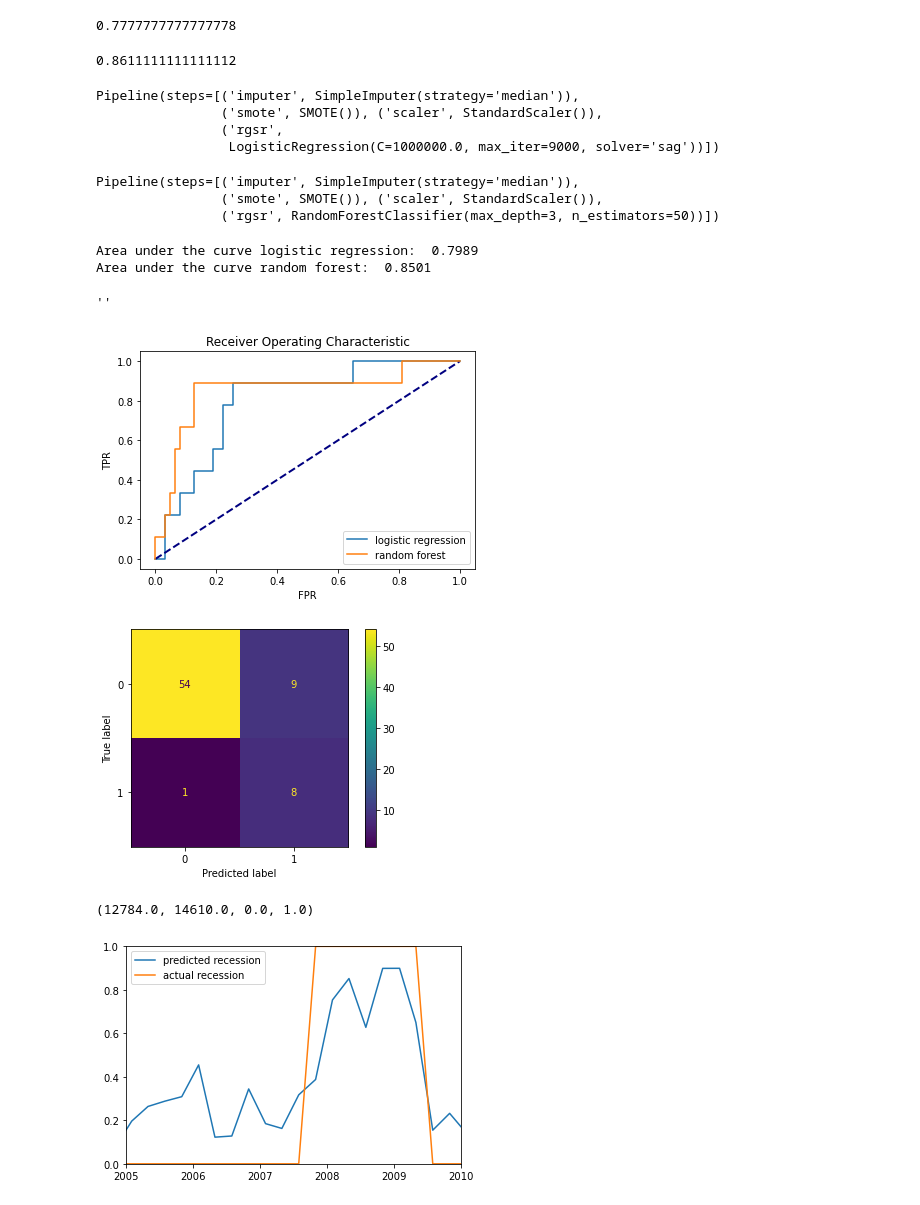
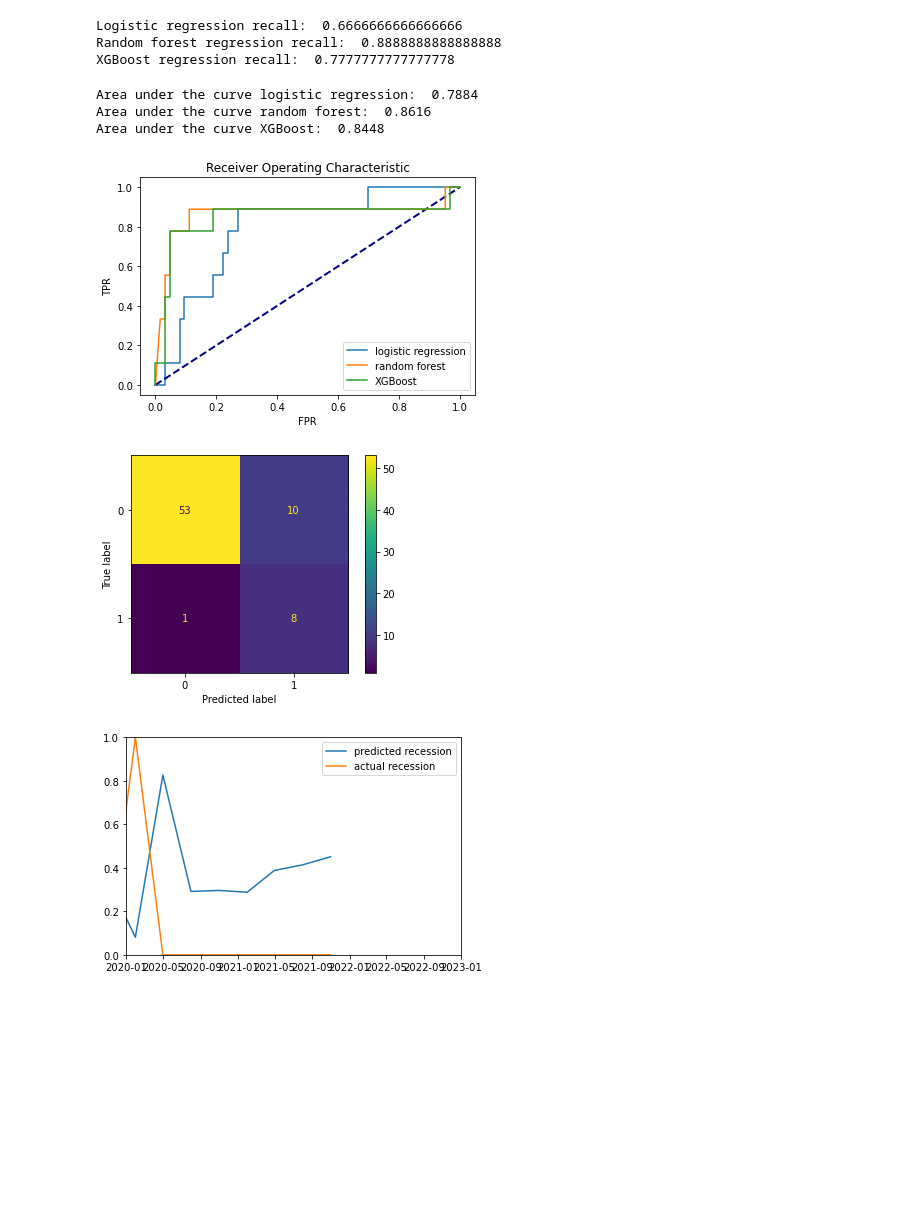
Before and after one commit to DanlBradley/RecessionPredictor, a Jupyter notebook: model_tuning.ipynb, the cells around one changed output. Saved outputs shown, nothing was run; the diff lists cells and outputs as text; code cells hidden in the pictures; blank space fills up the shorter version.

Commit message:
added XGBoost

```diff
--- a/model_tuning.ipynb
+++ b/model_tuning.ipynb
@@ -101,38 +59,31 @@ lr_grid = [{'rgsr__C': [1e4,1e6], 'rgsr__solver': ['newton-cg', "lbfgs", 'liblin
 lr_grid_search = GridSearchCV(estimator = lr_pipe, param_grid = lr_grid,cv = 5, scoring = 'recall')
 
 #Random forest classifier model
-steps = [('imputer', SimpleImputer(strategy = 'median')), ('smote', SMOTE()),('scaler', StandardScaler()), ('rgsr', RandomForestClassifier())]
+steps = [('imputer', SimpleImputer(strategy = 'median')), ('smote', SMOTE()), ('scaler', StandardScaler()), ('rgsr', RandomForestClassifier())]
 rf_pipe = smpipe(steps = steps)
-rf_grid = [{'rgsr__n_estimators': [10,50,100], 'rgsr__max_depth': range(3,30,3)}]
+rf_grid = [{'rgsr__n_estimators': [50,60,70,80], 'rgsr__max_depth': [2,3,4,5], 'rgsr__min_samples_leaf': [1,2,3,4]}]
 rf_grid_search = GridSearchCV(estimator = rf_pipe, param_grid = rf_grid, cv = 5, scoring = 'recall')
 
+#Random forest classifier model
+steps = [('imputer', SimpleImputer(strategy = 'median')), ('smote', SMOTE()),('scaler', StandardScaler()), ('rgsr', GradientBoostingClassifier())]
+xg_pipe = smpipe(steps = steps)
+xg_grid = [{'rgsr__n_estimators': [50,100,200,400]}]
+xg_grid_search = GridSearchCV(estimator = xg_pipe, param_grid = xg_grid, cv = 5, scoring = 'f1')
+
+#Fit the models
 lr_grid_search.fit(X_train,y_train)
 rf_grid_search.fit(X_train,y_train)
-y_train_pred = lr_grid_search.predict(X_train)
-y_test_pred = lr_grid_search.predict(X_test)
-accuracy_score(y_test,y_test_pred)
+xg_grid_search.fit(X_train,y_train)
+
+#Report accuracy
+print('Logistic regression recall: ', recall_score(y_test,lr_grid_search.predict(X_test)))
+print('Random forest regression recall: ', recall_score(y_test,rf_grid_search.predict(X_test)))
+print('XGBoost regression recall: ', recall_score(y_test,xg_grid_search.predict(X_test)))
 # %% [output]
-0.7777777777777778
+Logistic regression recall:  0.6666666666666666
+Random forest regression recall:  0.8888888888888888
+XGBoost regression recall:  0.7777777777777778
-# %%
-accuracy_score(y_test,rf_grid_search.predict(X_test))
-# %% [output]
-0.8611111111111112
-# %%
-lr_grid_search.best_estimator_
-# %% [output]
-Pipeline(steps=[('imputer', SimpleImputer(strategy='median')),
-                ('smote', SMOTE()), ('scaler', StandardScaler()),
-                ('rgsr',
-                 LogisticRegression(C=1000000.0, max_iter=9000, solver='sag'))])
-# %%
-rf_grid_search.best_estimator_
-# %% [output]
-Pipeline(steps=[('imputer', SimpleImputer(strategy='median')),
-                ('smote', SMOTE()), ('scaler', StandardScaler()),
-                ('rgsr', RandomForestClassifier(max_depth=3, n_estimators=50))])
 # %%
-from sklearn.metrics import confusion_matrix, ConfusionMatrixDisplay, roc_curve, auc
-
 #For the logistic regression ROC
 fpr, tpr, thresholds = roc_curve(y_test, lr_grid_search.predict_proba(X_test)[:, 1])
 fig, ax = plt.subplots()
@@ -149,10 +100,16 @@ fpr, tpr, thresholds = roc_curve(y_test, rf_grid_search.predict_proba(X_test)[:,
 plt.plot(fpr,tpr, label = 'random forest')
 aucscore = auc(fpr,tpr)
 print('Area under the curve random forest: ',round(aucscore,4))
-plt.legend(loc = 'best')
-;
+
+#For the random forest ROC
+fpr, tpr, thresholds = roc_curve(y_test, xg_grid_search.predict_proba(X_test)[:, 1])
+plt.plot(fpr,tpr, label = 'XGBoost')
+aucscore = auc(fpr,tpr)
+print('Area under the curve XGBoost: ',round(aucscore,4))
+
+plt.legend(loc = 'best');
 # %% [output]
-Area under the curve logistic regression:  0.7989
-Area under the curve random forest:  0.8501
+Area under the curve logistic regression:  0.7884
+Area under the curve random forest:  0.8616
+Area under the curve XGBoost:  0.8448
-''
-[figure, old version]
+[figure, new version]
@@ -164,9 +116,12 @@ custom_thresh_y_pred_train = [1 if y > 0.5 else 0 for y in y_probas]
 # %%
+threshold = 0.58
+y_probas = rf_grid_search.predict_proba(X_test)[:,1]
+custom_thresh_y_pred_test = [1 if y > threshold else 0 for y in y_probas]
 conf = confusion_matrix(y_test,np.array(custom_thresh_y_pred_test))
 disp = ConfusionMatrixDisplay(conf)
 disp.plot();
 # %% [output]
-[figure, old version]
+[figure, new version]
 # %%
 from sklearn.metrics import classification_report
 report = classification_report(y_test,custom_thresh_y_pred_test, output_dict = True)
@@ -175,12 +129,11 @@ report;
 # %%
 from datetime import datetime as dt
 fig, ax = plt.subplots()
 
 plt.plot(data.index,pd.Series(rf_grid_search.predict_proba(X)[:,1]), label = 'predicted recession')
 plt.plot(data.index,data['USREC'],label = 'actual recession')
 plt.legend(loc = 'best')
 
-plt.axis([dt.fromisoformat('2005-01-01'), dt.fromisoformat('2010-01-01'), 0, 1])
+plt.axis([dt.fromisoformat('2020-01-01'), dt.fromisoformat('2023-01-01'), 0, 1]);
 # %% [output]
-(12784.0, 14610.0, 0.0, 1.0)
-[figure, old version]
+[figure, new version]
```
Also changed, not shown: parts of 9 cells of this notebook.
